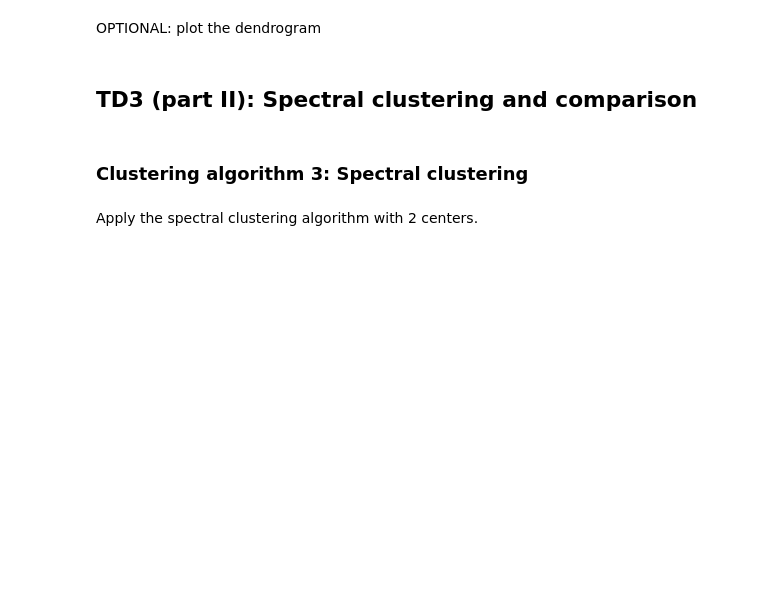
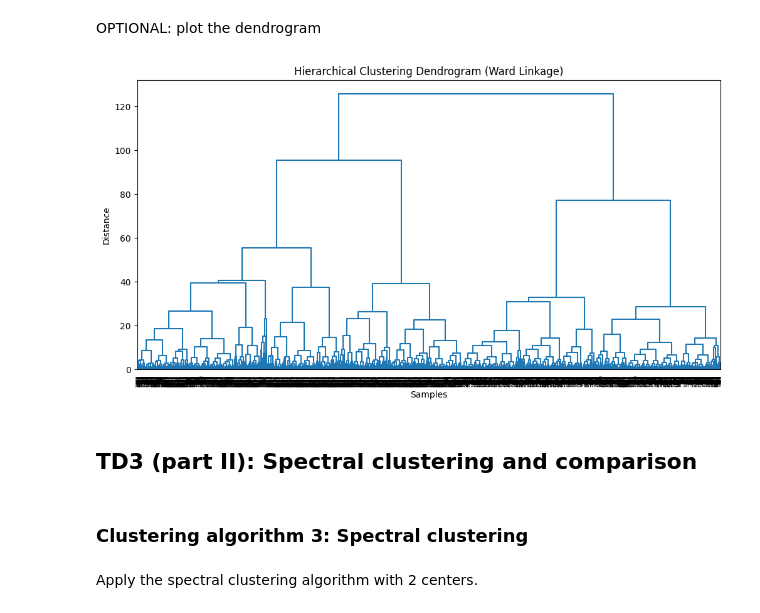
Before and after one commit to Benbakreti0Amine/data_analysis_project_M1CNS, a Jupyter notebook: TD2_3.ipynb, the cells around one changed output. Drawn from its saved outputs; the diff is of its cells as text; code cells hidden in the pictures; blank space fills up the shorter version.

```diff
--- a/TD2_3.ipynb
+++ b/TD2_3.ipynb
@@ -1051,5 +1541,27 @@ Check the scikit learn documentation to understand each score: https://scikit-le
 # %% [markdown]
 OPTIONAL: plot the dendrogram
+# %%
+import matplotlib.pyplot as plt
+from scipy.cluster.hierarchy import dendrogram, linkage
+
+# Perform hierarchical clustering using Ward's method
+linked = linkage(X_scaled_df, method='ward')
+
+# Plot the dendrogram
+plt.figure(figsize=(12, 6))
+dendrogram(
+    linked,
+    orientation='top',
+    distance_sort='descending',
+    show_leaf_counts=False,
+    color_threshold=0  # optional: draws all in one color unless you set a cut-off
+)
+plt.title("Hierarchical Clustering Dendrogram (Ward Linkage)")
+plt.xlabel("Samples")
+plt.ylabel("Distance")
+plt.show()
+# %% [output]
+[figure, added]
 # %% [markdown]
 ## TD3 (part II): Spectral clustering and comparison
 # %% [markdown]
```
Also changed, not shown: parts of 19 cells of this notebook.
